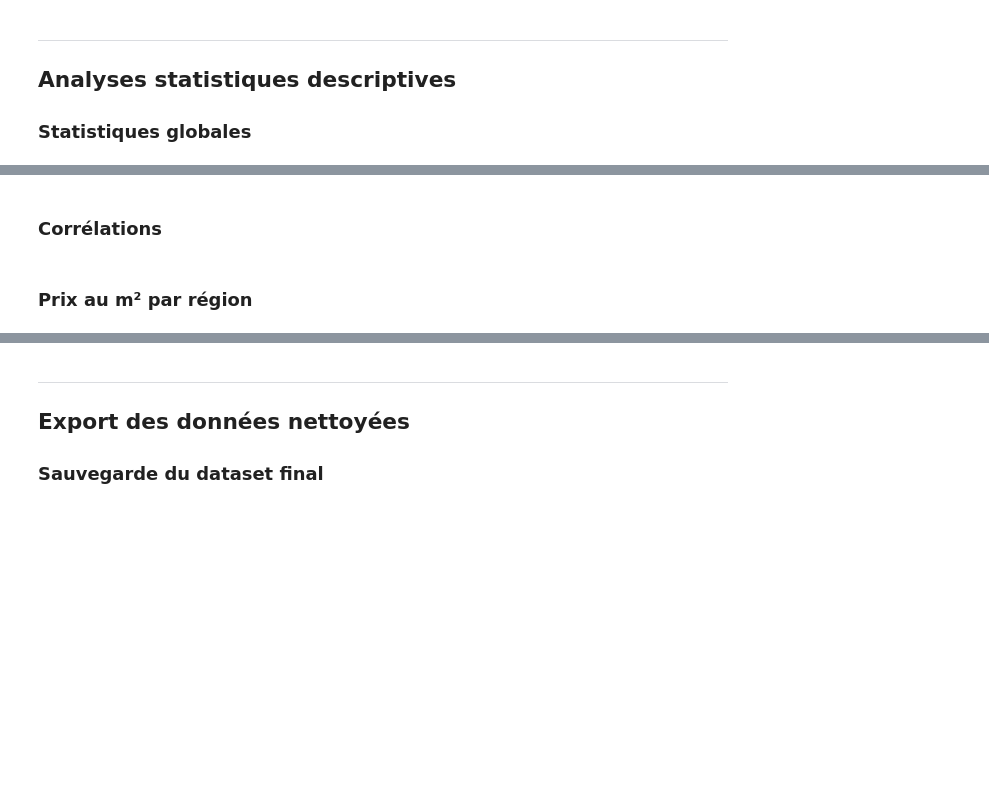
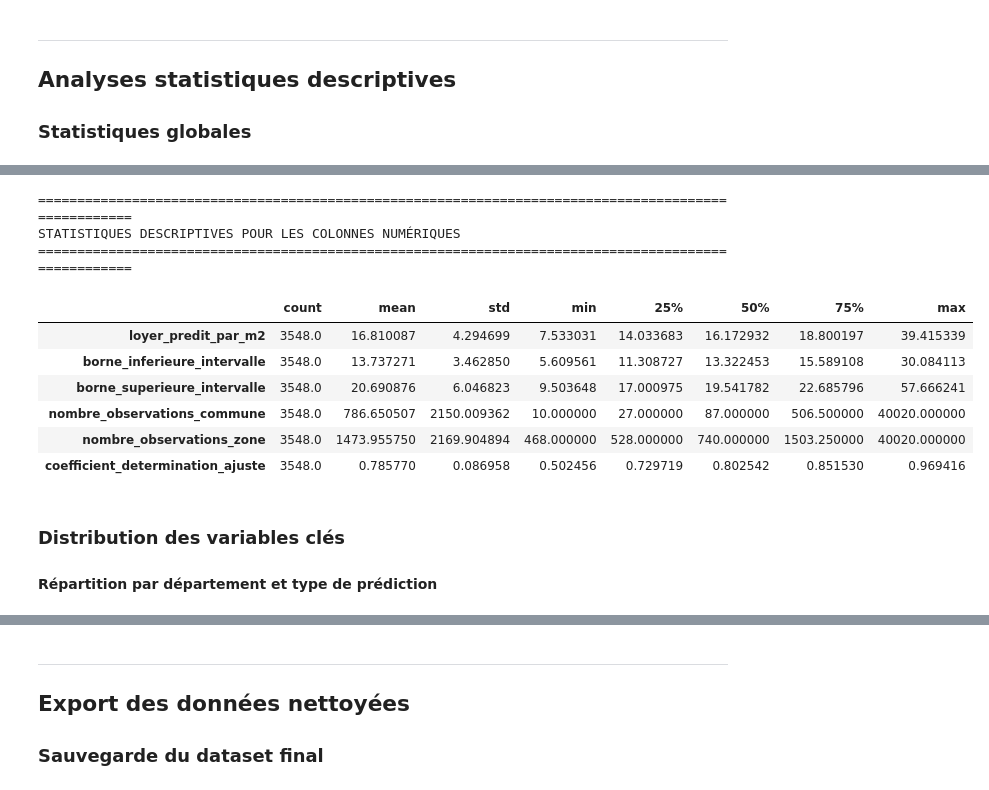
Before and after one commit to jenzah/s7_data_science, a Jupyter notebook: projet_ds_donnees_loyers.ipynb, the cells around one changed output, grey strips where cells are left out. Drawn from its saved outputs; the diff is of its cells as text; code cells hidden in the pictures; blank space fills up the shorter version.

```diff
--- a/projet_ds_donnees_loyers.ipynb
+++ b/projet_ds_donnees_loyers.ipynb
@@ -673,0 +719,27 @@ analyze_outliers(idf_data)
+# %%
+def filter_outliers(df):
+    """Filter out outliers."""
+    print("="*100)
+    print("FILTRAGE DES VALEURS ABERRANTES")
+    print("="*100)
+
+    mask = (
+        (df['nombre_observations_commune'] >= 10) &
+        (df['coefficient_determination_ajuste'] >= 0.5)
+        # & (df['type_prediction'] == 'commune')
+    )
+    filtered_df = df[mask]
+
+    print(f"Taille du jeu de données initial : {len(df)}")
+    print(f"Taille du jeu de données filtré : {len(filtered_df)} ({len(filtered_df)/len(df)*100:.2f}%)")
+
+    departments = sorted(filtered_df["DEP"].unique().tolist())
+    if departments:
+        print(f"\nDépartements dans le jeu de données filtré : {', '.join(departments)}")
+
+    types = filtered_df["type_bien"].unique().tolist()
+    if types:
+        print(f"\nTypes de biens : {', '.join(types)}")
+    return filtered_df
+
+filtered_df = filter_outliers(idf_data)
@@ -733,2 +761,0 @@ analyze_outliers(idf_data)
-# %% [markdown]
-### Corrélations
@@ -737,2 +761,0 @@ analyze_outliers(idf_data)
-# %% [markdown]
-### Prix au m² par région
@@ -740,0 +762,26 @@ analyze_outliers(idf_data)
+# %%
+numeric_columns = filtered_df.select_dtypes(include=[np.number]).columns
+
+def numeric_column_stats(df, numeric_columns=numeric_columns):
+    print("="*100)
+    print("STATISTIQUES DESCRIPTIVES POUR LES COLONNES NUMÉRIQUES")
+    print("="*100)
+
+    num_stats = df[numeric_columns].describe().T
+    display(num_stats)
+
+numeric_column_stats(filtered_df)
+# %% [output]
+====================================================================================================
+STATISTIQUES DESCRIPTIVES POUR LES COLONNES NUMÉRIQUES
+====================================================================================================
+|  | count | mean | std | min | 25% | 50% | 75% | max |
+| loyer_predit_par_m2 | 3548.0 | 16.810087 | 4.294699 | 7.533031 | 14.033683 | 16.172932 | 18.800197 | 39.415339 |
+| borne_inferieure_intervalle | 3548.0 | 13.737271 | 3.462850 | 5.609561 | 11.308727 | 13.322453 | 15.589108 | 30.084113 |
+| borne_superieure_intervalle | 3548.0 | 20.690876 | 6.046823 | 9.503648 | 17.000975 | 19.541782 | 22.685796 | 57.666241 |
+| nombre_observations_commune | 3548.0 | 786.650507 | 2150.009362 | 10.000000 | 27.000000 | 87.000000 | 506.500000 | 40020.000000 |
+| nombre_observations_zone | 3548.0 | 1473.955750 | 2169.904894 | 468.000000 | 528.000000 | 740.000000 | 1503.250000 | 40020.000000 |
+| coefficient_determination_ajuste | 3548.0 | 0.785770 | 0.086958 | 0.502456 | 0.729719 | 0.802542 | 0.851530 | 0.969416 |
+# %% [markdown]
+### **Distribution des variables clés**
+#### **Répartition par département et type de prédiction**
```
Also changed, not shown: parts of 70 cells of this notebook, 3 other files.
